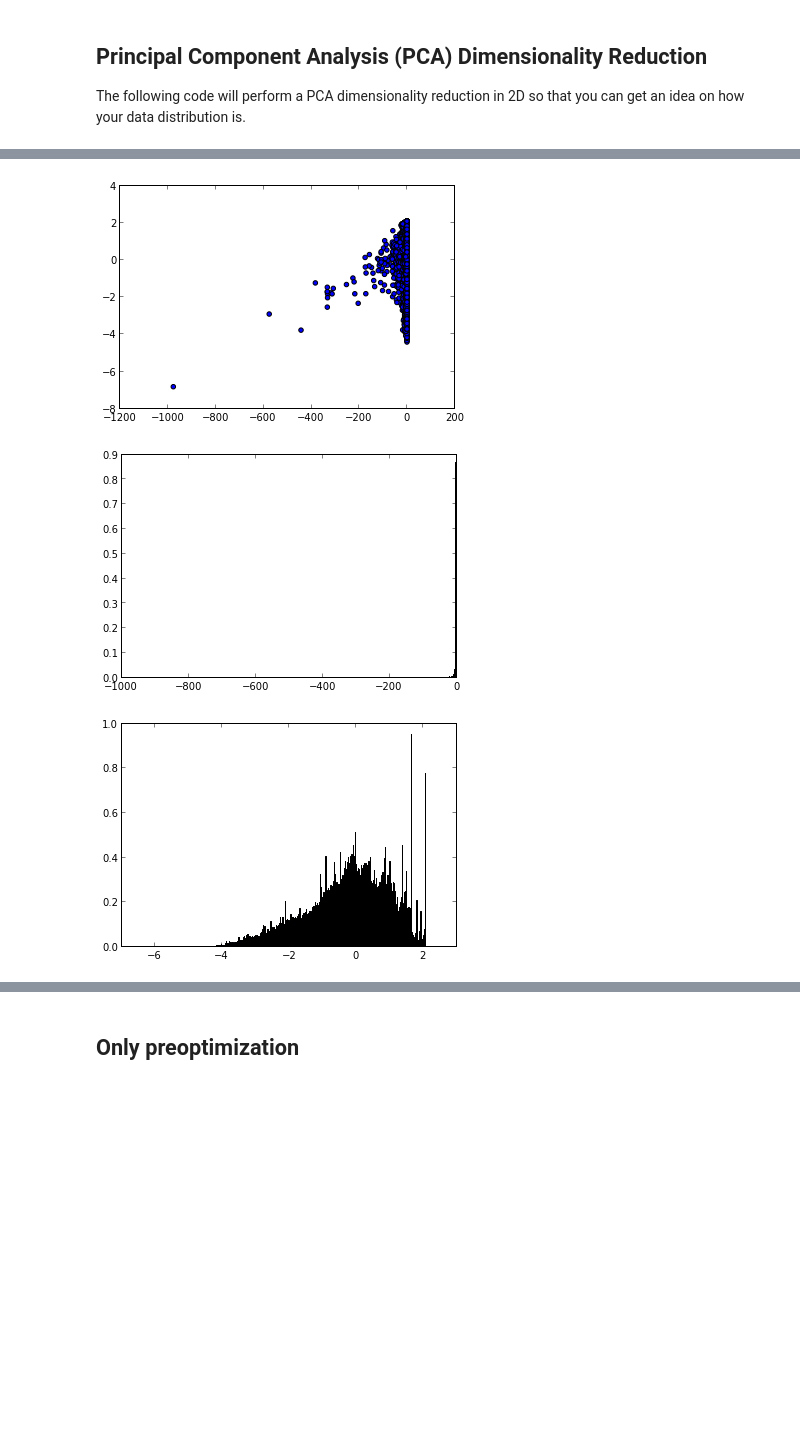
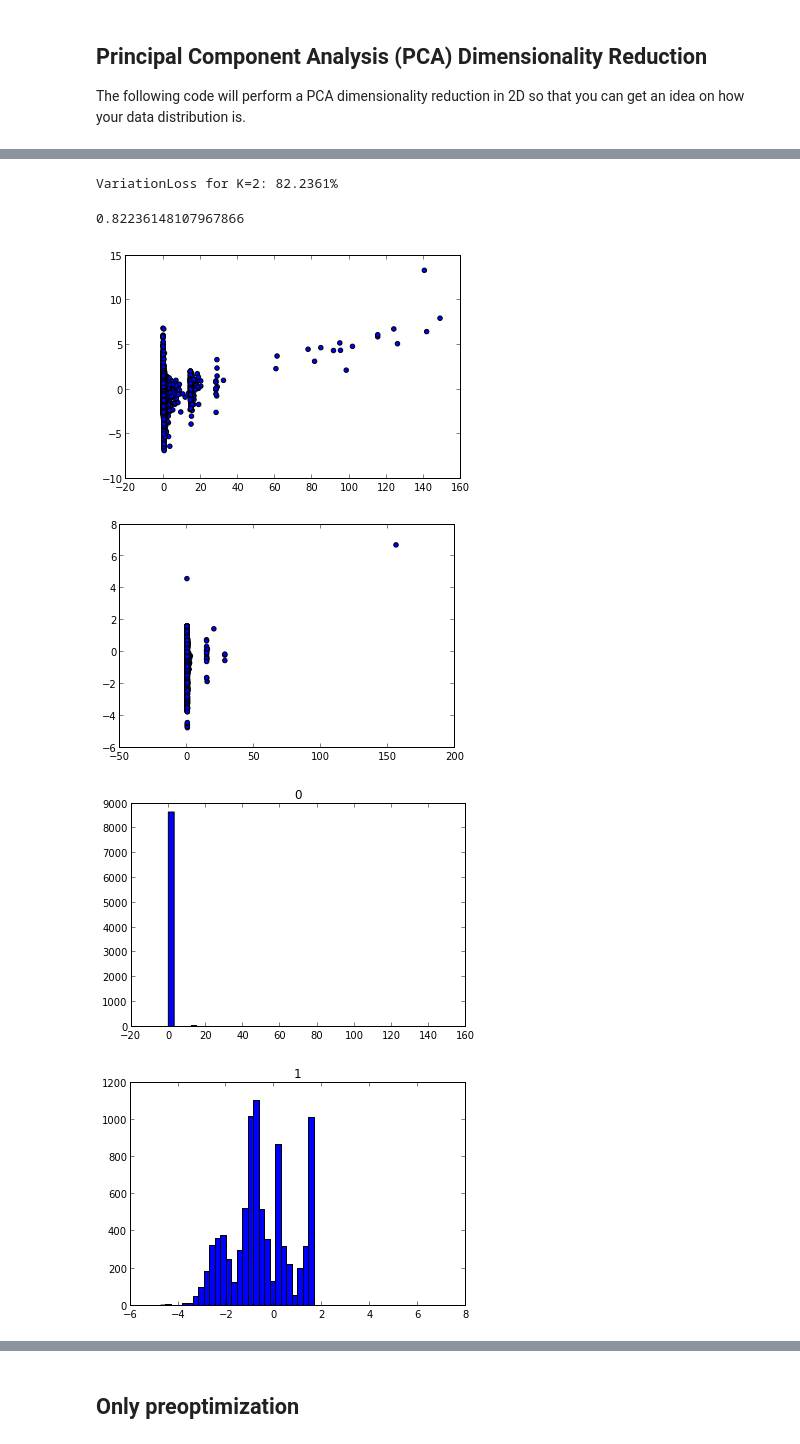
Before and after one commit to lrq3000/oacs, a Jupyter notebook: ipynb/Dataset Analysis.ipynb, the cells around one changed output, grey strips where cells are left out. Saved outputs shown, nothing was run; the diff lists cells and outputs as text; code cells hidden in the pictures; blank space fills up the shorter version.

```diff
--- a/ipynb/Dataset Analysis.ipynb
+++ b/ipynb/Dataset Analysis.ipynb
@@ -267,0 +273,17 @@ dtypes: float64(2)
+# %%
+runner.config.reload()
+runner.updatevars(runner.load_vars(runner.config.config.get('parametersfile')))
+dictest = runner.generic_call(runner.inputparser, 'load', {'file':['types-test.txt', 'data-test.txt']}, return_vars=True)
+dictest = runner.generic_call(runner.preoptimization, 'optimize', dictest, return_vars=True)
+print(dictest['X'])
+#print(dictest)
+Xtest = dictest['X']
+Ytest = dictest['Y']
+del dictest
+# %%
+# Projecting test dataset onto the eigenvectors learned with the learning dataset
+K = 2
+U, S, V = ev.pca_getvectors(runner.vars['X'])
+Z = ev.pca_reduce(runner.vars['X'], U, K)
+Ztest = ev.pca_reduce(Xtest, U, K)
+print(Ztest)
@@ -268,11 +297,27 @@ dtypes: float64(2)
+# %%
+ev.pca_loss(S, K)
+# %% [output]
+VariationLoss for K=2: 82.2361%
+0.82236148107967866
 # %%
+# Pick random indexes to plot (because we can't take the full dataset! Would overflow the memory)
 import random
 
 # Find indices
 # Honest players indices
-Y = runner.vars['Y']
+if Ytest is not None:
+    Y = Ytest
+    Yfull = runner.vars['Y']
+else:
+    Y = runner.vars['Y']
+    Yfull = runner.vars['Y']
 Ytn = Y[Y==0].dropna()
-rows_n = random.sample(Ytn.index, 100000)
+Yftn = Yfull[Yfull==0].dropna()
+try:
+    rows_n = random.sample(Ytn.index, 100000)
+except:
+    rows_n = random.sample(Ytn.index, Ytn.shape[0])
+rows_nf = random.sample(Yftn.index, 100000)
 # Cheater indices
 Ytc = Y[Y!=0].dropna() # General cheaters label indices, usually it will be a lot smaller than the full Y so that it's better to do a first filter containing exclusively all the cheaters labels and none of the normal examples
 Ytc1 = Ytc[Ytc==1].dropna() # Cheat type 1
@@ -294,19 +339,19 @@ Ytc10 = Ytc[Ytc==10].dropna() # Cheat type 10
 rows_c10 = Ytc10.index
 #rows_c10 = random.sample(Ytc10.index, 10000)
 # %%
-# Plot the data
+# Plot the data from full learning set
 # Note: to get nice plots, use in THIS ORDER: "preoptimization": ["FillNaN", "WeightedFeaturesNormalization", "Winsorize", "DropEmptyFeatures"]
 #X = runner.vars['X']
-plt.scatter(Z.ix[rows_n,0], Z.ix[rows_n,1])#, s=X.framerepeat))
+plt.scatter(Z.ix[rows_nf,0], Z.ix[rows_nf,1])#, s=X.framerepeat))
 plt.show()
-plt.hist(Z.ix[rows_n,0], bins=1000, normed=True)
+plt.scatter(Ztest.ix[rows_n,0], Ztest.ix[rows_n,1])#, s=X.framerepeat))
 plt.show()
-plt.hist(Z.ix[rows_n,1], bins=1000, normed=True)
-plt.show()
+ev.hist_all(Ztest, rows_n, weights=Xtest.ix[:,'framerepeat'])
 # %% [output]
-[figure, old version]
+[figure, new version]
-[figure, old version]
+[figure, new version]
-[figure, old version]
+[figure, new version]
+[figure, added]
 # %%
 # Showing normal vs cheaters plot
 # Note: we print in reverse order so that each type gets overlayed by more important types
```
Also changed, not shown: parts of 24 cells of this notebook.
